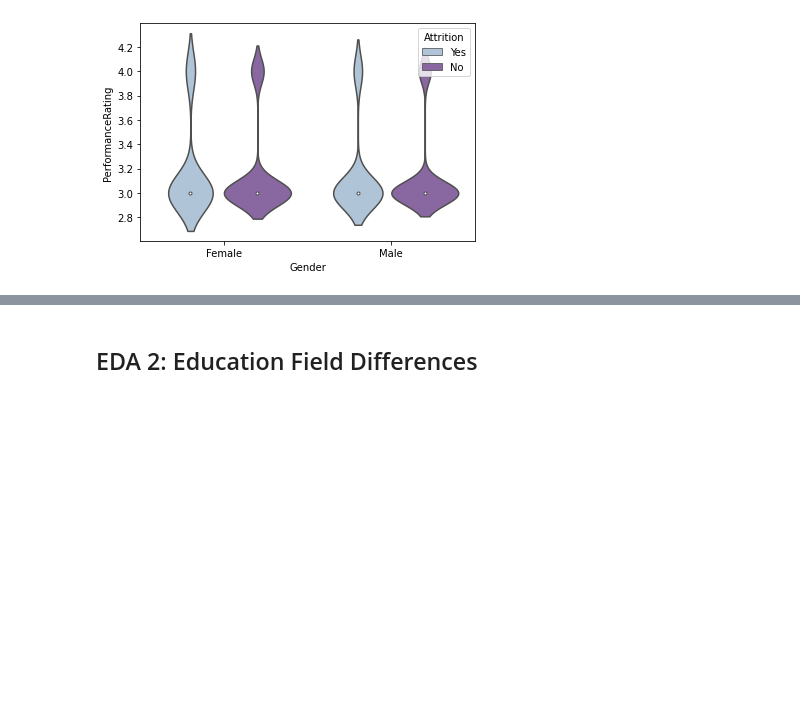
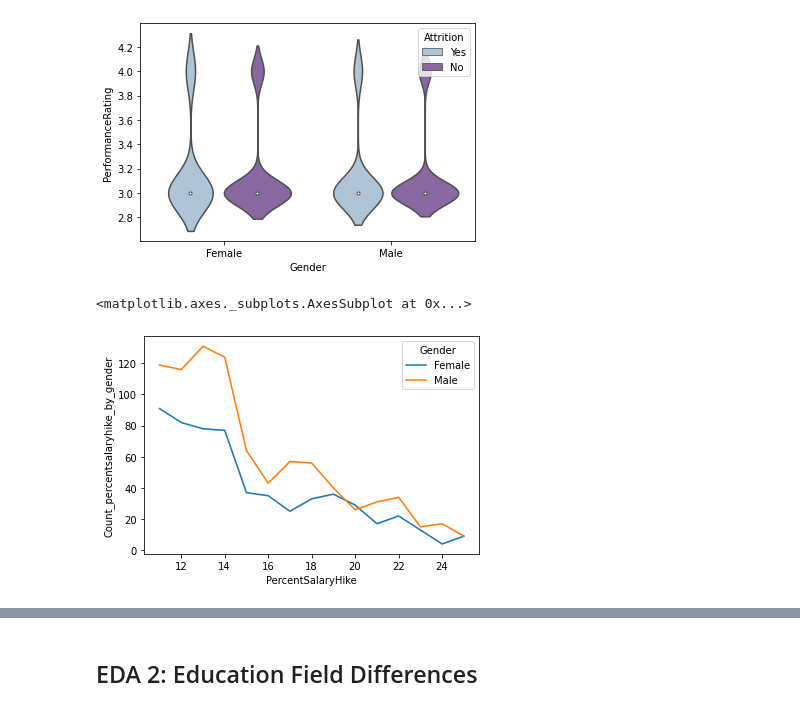
Before and after one commit to vita-levytska/HR-Analytics, a Jupyter notebook: HR-Analytics.ipynb, the cells around one changed output, grey strips where cells are left out. Drawn from its saved outputs; the diff is of its cells as text; code cells hidden in the pictures; blank space fills up the shorter version.

```diff
--- a/HR-Analytics.ipynb
+++ b/HR-Analytics.ipynb
@@ -247,0 +244,8 @@ plt.plot(x = "PercentSalaryHike", y = "PercentSalaryHike", kind = count)
+# %%
+df['Count_percentsalaryhike_by_gender'] = df.groupby(['PercentSalaryHike','Gender'])['PercentSalaryHike'].transform('count')
+df['Count_percentsalaryhike_by_attrition_gender'] = df.groupby(['PercentSalaryHike','Gender','Attrition'])['PercentSalaryHike'].transform('count')
+# %%
+sns.lineplot(x = 'PercentSalaryHike', y = 'Count_percentsalaryhike_by_gender', hue = 'Gender', data = df)
+# %% [output]
+<matplotlib.axes._subplots.AxesSubplot at 0x...>
+[figure, added]
```
Also changed, not shown: parts of 25 cells of this notebook.
